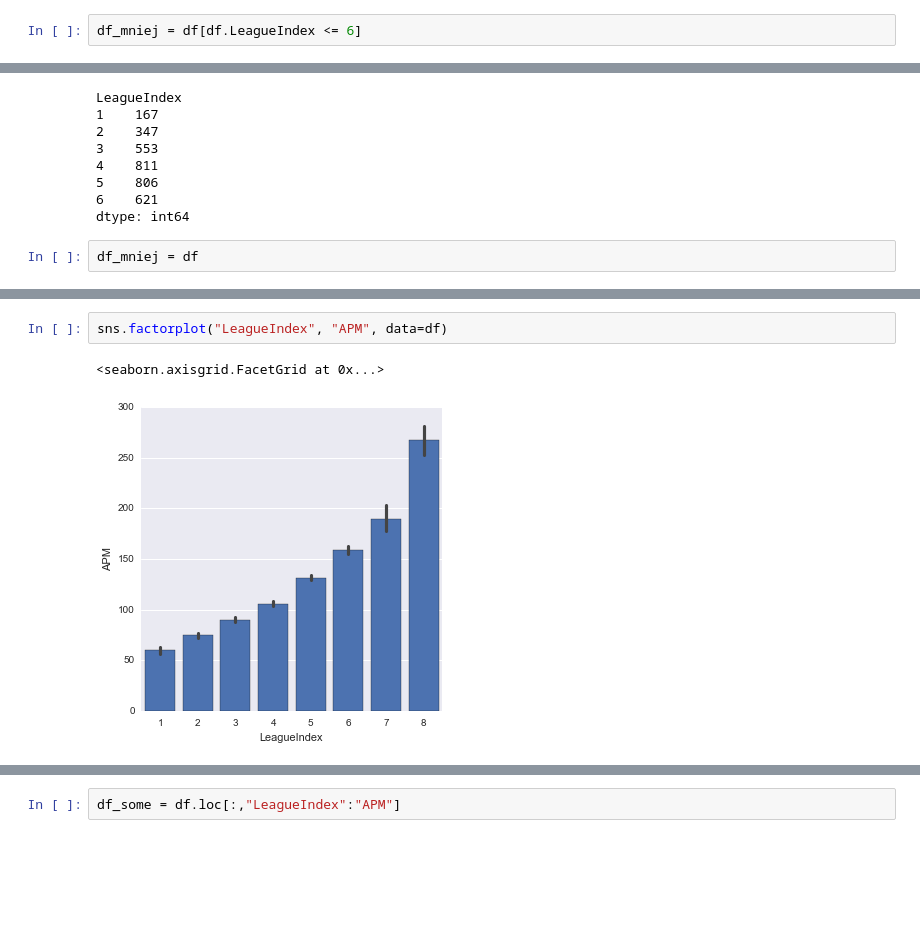
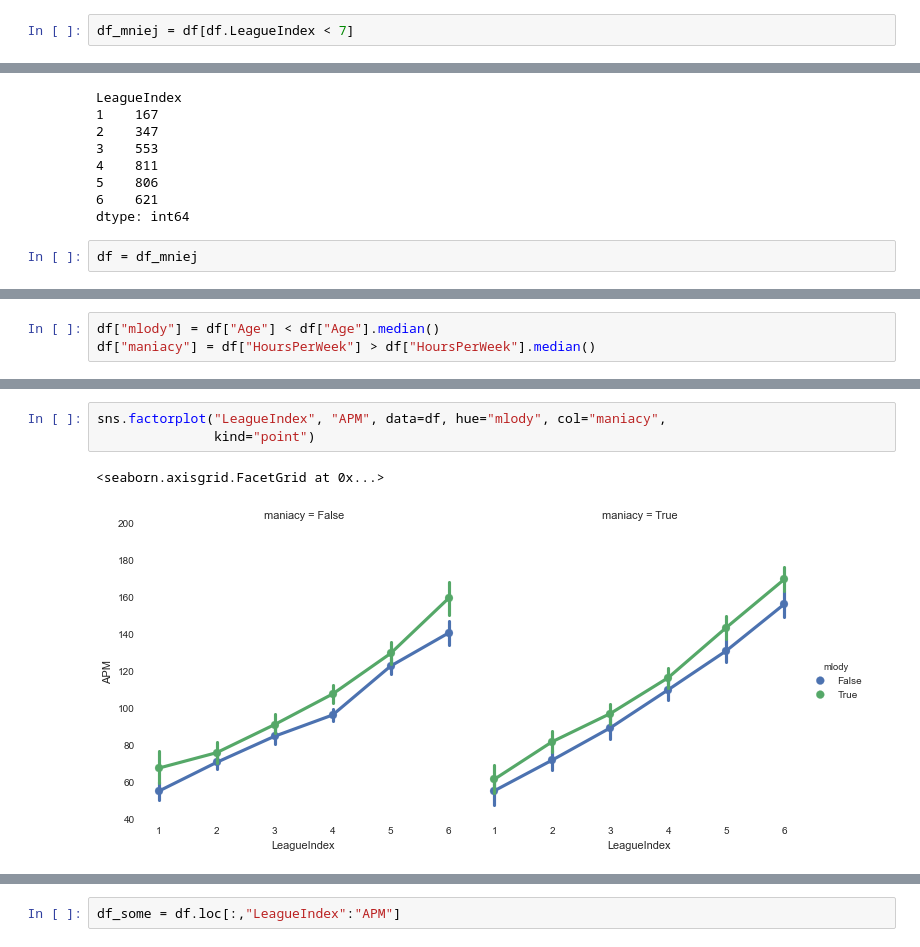
Before and after one commit to DELabUW/szkola-letnia-2015, a Jupyter notebook: zajecia/dzien4_czesc2_regresja.ipynb, the cells around one changed output, grey strips where cells are left out. Drawn from its saved outputs; the diff is of its cells as text; blank space fills up the shorter version.

```diff
--- a/zajecia/dzien4_czesc2_regresja.ipynb
+++ b/zajecia/dzien4_czesc2_regresja.ipynb
@@ -67,5 +87,5 @@ df[df.LeagueIndex == 8].head()
 # %%
-df_mniej = df[df.LeagueIndex <= 6]
+df_mniej = df[df.LeagueIndex < 7]
 # %%
 df_mniej.groupby("LeagueIndex").size()
 # %% [output]
@@ -77,6 +97,6 @@ LeagueIndex
 5    806
 6    621
 dtype: int64
-# %%
-df_mniej = df
+# %%
+df = df_mniej
 # %%
@@ -106,0 +155,3 @@ plt.legend(loc="upper left")
+# %%
+df["mlody"] = df["Age"] < df["Age"].median()
+df["maniacy"] = df["HoursPerWeek"] > df["HoursPerWeek"].median()
@@ -107,8 +167,9 @@ plt.legend(loc="upper left")
 # %%
-sns.factorplot("LeagueIndex", "APM", data=df)
+sns.factorplot("LeagueIndex", "APM", data=df, hue="mlody", col="maniacy",
+               kind="point")
 # %% [output]
 <seaborn.axisgrid.FacetGrid at 0x...>
-[figure, old version]
+[figure, new version]
 # %%
 df.describe()
 # %% [output]
```
Also changed, not shown: parts of 56 cells of this notebook, 6 other files.
